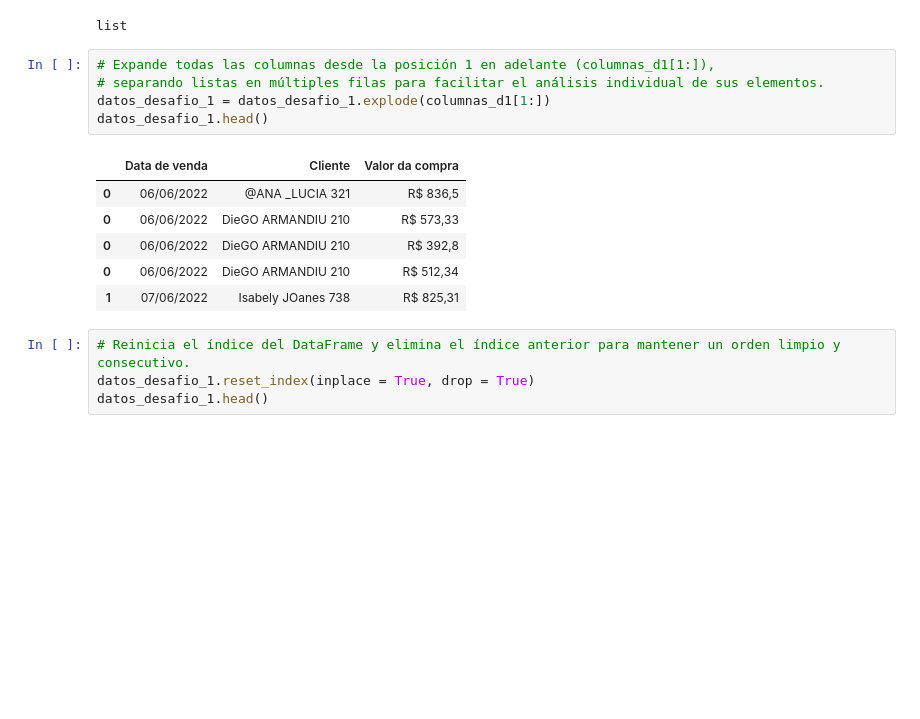
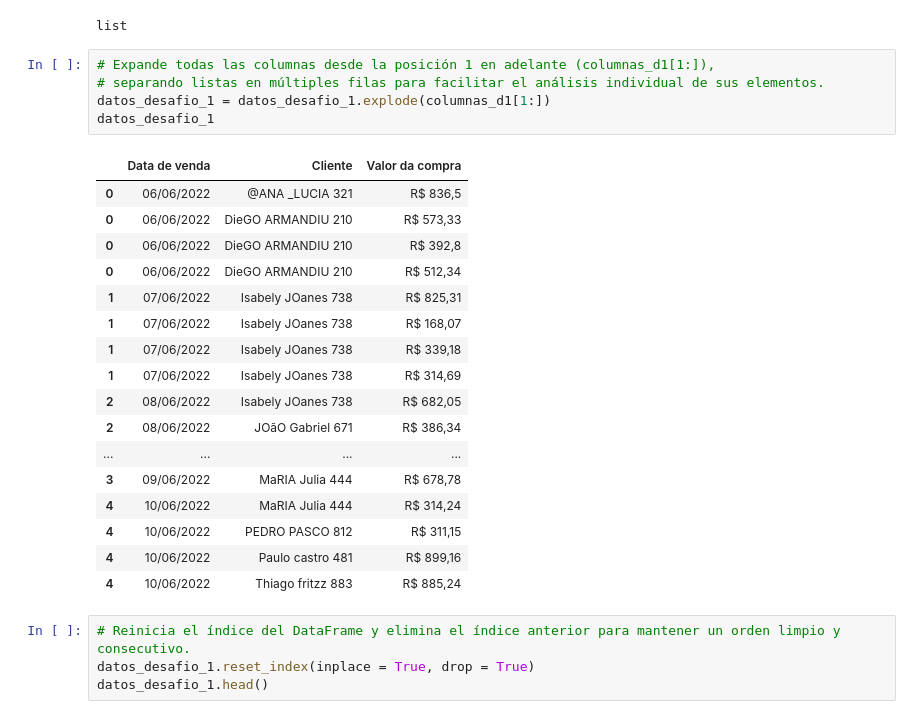
Before and after one commit to DanielRaiicHu/datos_panda_transformacion_manipulacion, a Jupyter notebook: datos_panda_transformacion_manipulacion.ipynb, the cells around one changed output. Saved outputs shown, nothing was run; the diff lists cells and outputs as text; blank space fills up the shorter version.

```diff
--- a/datos_panda_transformacion_manipulacion.ipynb
+++ b/datos_panda_transformacion_manipulacion.ipynb
@@ -407,15 +407,26 @@ list
 # %%
 # Expande todas las columnas desde la posición 1 en adelante (columnas_d1[1:]),
 # separando listas en múltiples filas para facilitar el análisis individual de sus elementos.
 datos_desafio_1 = datos_desafio_1.explode(columnas_d1[1:])
-datos_desafio_1.head()
+datos_desafio_1
 # %% [output]
 |  | Data de venda | Cliente | Valor da compra |
 | 0 | 06/06/2022 | @ANA _LUCIA 321 | R$ 836,5 |
 | 0 | 06/06/2022 | DieGO ARMANDIU 210 | R$ 573,33 |
 | 0 | 06/06/2022 | DieGO ARMANDIU 210 | R$ 392,8 |
 | 0 | 06/06/2022 | DieGO ARMANDIU 210 | R$ 512,34 |
 | 1 | 07/06/2022 | Isabely JOanes 738 | R$ 825,31 |
+| 1 | 07/06/2022 | Isabely JOanes 738 | R$ 168,07 |
+| 1 | 07/06/2022 | Isabely JOanes 738 | R$ 339,18 |
+| 1 | 07/06/2022 | Isabely JOanes 738 | R$ 314,69 |
+| 2 | 08/06/2022 | Isabely JOanes 738 | R$ 682,05 |
+| 2 | 08/06/2022 | JOãO Gabriel 671 | R$ 386,34 |
+| ... | ... | ... | ... |
+| 3 | 09/06/2022 | MaRIA Julia 444 | R$ 678,78 |
+| 4 | 10/06/2022 | MaRIA Julia 444 | R$ 314,24 |
+| 4 | 10/06/2022 | PEDRO PASCO 812 | R$ 311,15 |
+| 4 | 10/06/2022 | Paulo castro 481 | R$ 899,16 |
+| 4 | 10/06/2022 | Thiago fritzz 883 | R$ 885,24 |
 # %%
 # Reinicia el índice del DataFrame y elimina el índice anterior para mantener un orden limpio y consecutivo.
 datos_desafio_1.reset_index(inplace = True, drop = True)
```
Also changed, not shown: parts of 4 cells of this notebook.
